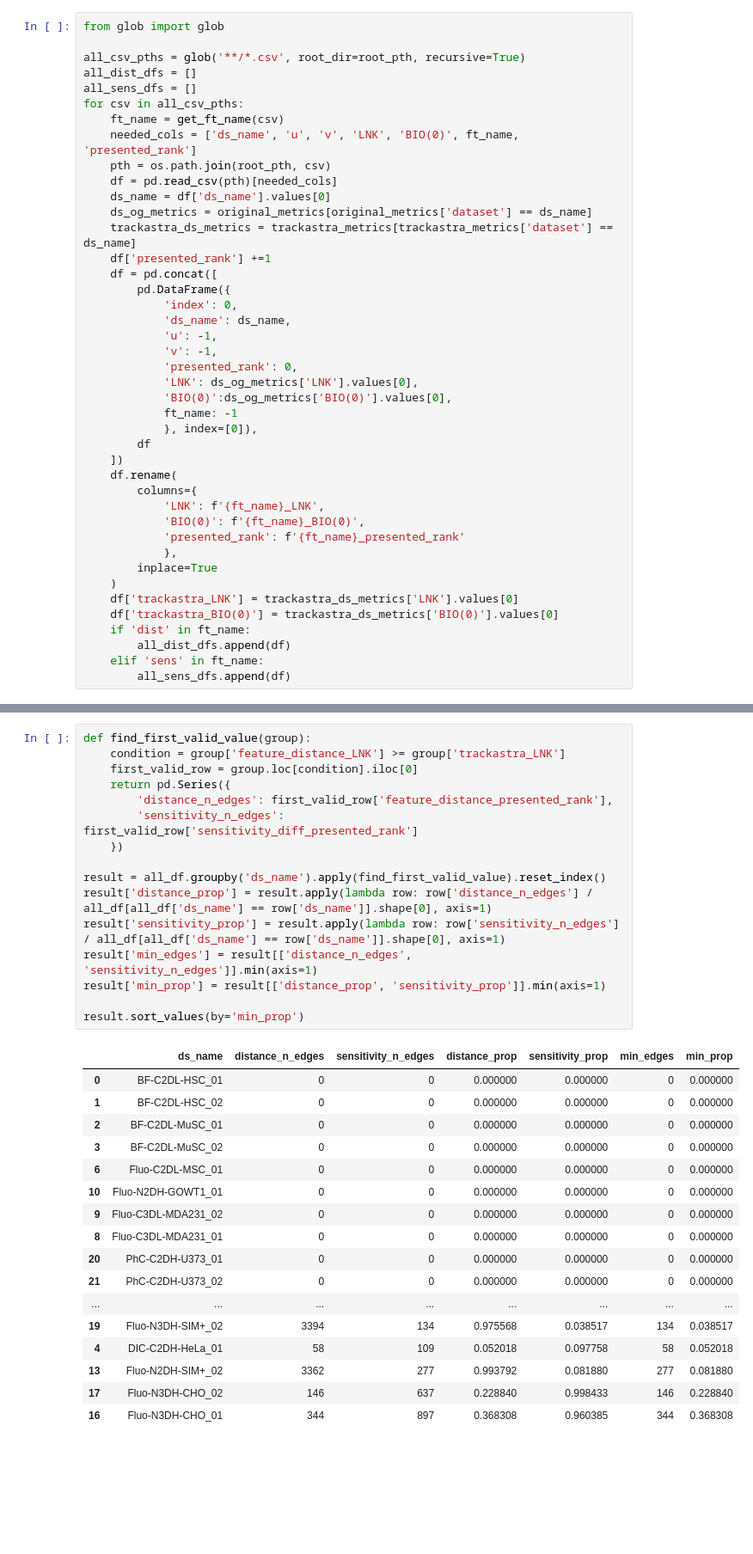
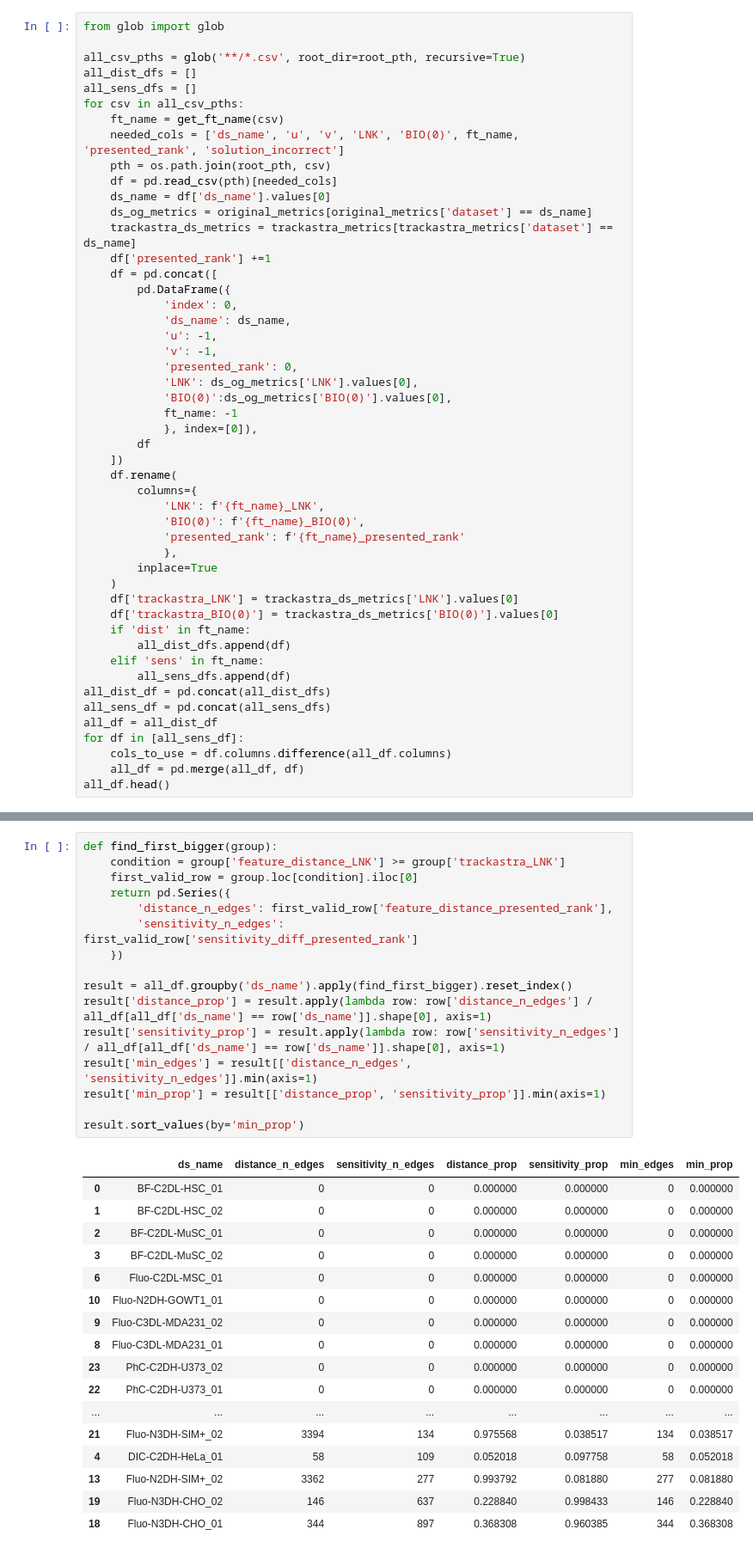
Before and after one commit to DragaDoncila/isbi25, a Jupyter notebook: plot_figures.ipynb, the cells around one changed output, grey strips where cells are left out. Shown at 86% size. Drawn from its saved outputs; the diff is of its cells as text; blank space fills up the shorter version.

```diff
--- a/plot_figures.ipynb
+++ b/plot_figures.ipynb
@@ -62,7 +29,7 @@ all_dist_dfs = []
 all_sens_dfs = []
 for csv in all_csv_pths:
     ft_name = get_ft_name(csv)
-    needed_cols = ['ds_name', 'u', 'v', 'LNK', 'BIO(0)', ft_name, 'presented_rank']
+    needed_cols = ['ds_name', 'u', 'v', 'LNK', 'BIO(0)', ft_name, 'presented_rank', 'solution_incorrect']
     pth = os.path.join(root_pth, csv)
     df = pd.read_csv(pth)[needed_cols]
     ds_name = df['ds_name'].values[0]
@@ -96,3 +63,10 @@ for csv in all_csv_pths:
         all_dist_dfs.append(df)
     elif 'sens' in ft_name:
         all_sens_dfs.append(df)
+all_dist_df = pd.concat(all_dist_dfs)
+all_sens_df = pd.concat(all_sens_dfs)
+all_df = all_dist_df
+for df in [all_sens_df]:
+    cols_to_use = df.columns.difference(all_df.columns)
+    all_df = pd.merge(all_df, df)
+all_df.head()
@@ -201,34 +126,34 @@ all_df.groupby('ds_name').agg({'feature_distance_LNK': 'max', 'sensitivity_diff_
 # %%
-def find_first_valid_value(group):
+def find_first_bigger(group):
     condition = group['feature_distance_LNK'] >= group['trackastra_LNK']
     first_valid_row = group.loc[condition].iloc[0]
     return pd.Series({
         'distance_n_edges': first_valid_row['feature_distance_presented_rank'],
         'sensitivity_n_edges': first_valid_row['sensitivity_diff_presented_rank']
     })
 
-result = all_df.groupby('ds_name').apply(find_first_valid_value).reset_index()
+result = all_df.groupby('ds_name').apply(find_first_bigger).reset_index()
 result['distance_prop'] = result.apply(lambda row: row['distance_n_edges'] / all_df[all_df['ds_name'] == row['ds_name']].shape[0], axis=1)
 result['sensitivity_prop'] = result.apply(lambda row: row['sensitivity_n_edges'] / all_df[all_df['ds_name'] == row['ds_name']].shape[0], axis=1)
 result['min_edges'] = result[['distance_n_edges', 'sensitivity_n_edges']].min(axis=1)
 result['min_prop'] = result[['distance_prop', 'sensitivity_prop']].min(axis=1)
 
 result.sort_values(by='min_prop')
 # %% [output]
 |  | ds_name | distance_n_edges | sensitivity_n_edges | distance_prop | sensitivity_prop | min_edges | min_prop |
 | 0 | BF-C2DL-HSC_01 | 0 | 0 | 0.000000 | 0.000000 | 0 | 0.000000 |
 | 1 | BF-C2DL-HSC_02 | 0 | 0 | 0.000000 | 0.000000 | 0 | 0.000000 |
 | 2 | BF-C2DL-MuSC_01 | 0 | 0 | 0.000000 | 0.000000 | 0 | 0.000000 |
 | 3 | BF-C2DL-MuSC_02 | 0 | 0 | 0.000000 | 0.000000 | 0 | 0.000000 |
 | 6 | Fluo-C2DL-MSC_01 | 0 | 0 | 0.000000 | 0.000000 | 0 | 0.000000 |
 | 10 | Fluo-N2DH-GOWT1_01 | 0 | 0 | 0.000000 | 0.000000 | 0 | 0.000000 |
 | 9 | Fluo-C3DL-MDA231_02 | 0 | 0 | 0.000000 | 0.000000 | 0 | 0.000000 |
 | 8 | Fluo-C3DL-MDA231_01 | 0 | 0 | 0.000000 | 0.000000 | 0 | 0.000000 |
-| 20 | PhC-C2DH-U373_01 | 0 | 0 | 0.000000 | 0.000000 | 0 | 0.000000 |
-| 21 | PhC-C2DH-U373_02 | 0 | 0 | 0.000000 | 0.000000 | 0 | 0.000000 |
+| 23 | PhC-C2DH-U373_02 | 0 | 0 | 0.000000 | 0.000000 | 0 | 0.000000 |
+| 22 | PhC-C2DH-U373_01 | 0 | 0 | 0.000000 | 0.000000 | 0 | 0.000000 |
 | ... | ... | ... | ... | ... | ... | ... | ... |
-| 19 | Fluo-N3DH-SIM+_02 | 3394 | 134 | 0.975568 | 0.038517 | 134 | 0.038517 |
+| 21 | Fluo-N3DH-SIM+_02 | 3394 | 134 | 0.975568 | 0.038517 | 134 | 0.038517 |
 | 4 | DIC-C2DH-HeLa_01 | 58 | 109 | 0.052018 | 0.097758 | 58 | 0.052018 |
 | 13 | Fluo-N2DH-SIM+_02 | 3362 | 277 | 0.993792 | 0.081880 | 277 | 0.081880 |
-| 17 | Fluo-N3DH-CHO_02 | 146 | 637 | 0.228840 | 0.998433 | 146 | 0.228840 |
-| 16 | Fluo-N3DH-CHO_01 | 344 | 897 | 0.368308 | 0.960385 | 344 | 0.368308 |
+| 19 | Fluo-N3DH-CHO_02 | 146 | 637 | 0.228840 | 0.998433 | 146 | 0.228840 |
+| 18 | Fluo-N3DH-CHO_01 | 344 | 897 | 0.368308 | 0.960385 | 344 | 0.368308 |
```
Also changed, not shown: parts of 22 cells of this notebook, 2 other files.
